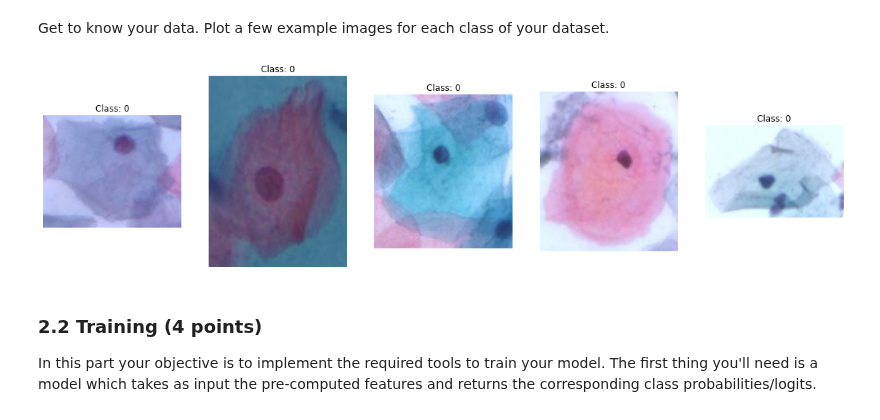
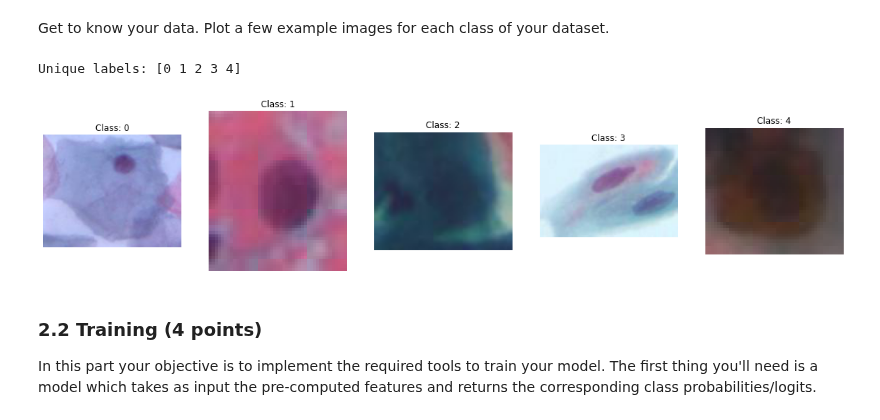
Before and after one commit to tobiasforest/iapr, a Jupyter notebook: labs/lab_03_classification.ipynb, the cells around one changed output. Drawn from its saved outputs; the diff is of its cells as text; code cells hidden in the pictures.

```diff
--- a/labs/lab_03_classification.ipynb
+++ b/labs/lab_03_classification.ipynb
@@ -528,17 +528,23 @@ Get to know your data. Plot a few example images for each class of your dataset.
 # %%
 image_path = '../data/lab-03-data/part2/'
 
-# Visualize some training example
-fig, axs = plt.subplots(nrows=1, ncols=5, figsize=(20, 5))
-for i in range(5):
-    image, label, path = train_dataset[i]
+# Get all unique labels
+unique_labels = np.unique(train_dataset.labels)
+print(f'Unique labels: {unique_labels}')
+
+# Get one example per class
+fig, axs = plt.subplots(nrows=1, ncols=len(unique_labels), figsize=(20, 5))
+for i, label in enumerate(unique_labels):
+    # Get the first image with the corresponding label
+    image, label, path = [x[0] for x in zip(*filter(lambda x: x[1] == label, train_dataset))]
     path = os.path.join(image_path, path)
     axs[i].imshow(Image.open(path))
     axs[i].set_title(f'Class: {label}')
     axs[i].axis('off')
 plt.show()
 # %% [output]
+Unique labels: [0 1 2 3 4]
-[figure, old version]
+[figure, new version]
 # %% [markdown]
 ### 2.2 Training (4 points)
 In this part your objective is to implement the required tools to train your model. The first thing you'll need is a model which takes as input the pre-computed features and returns the corresponding class probabilities/logits.
```
Also changed, not shown: parts of 19 cells of this notebook.
